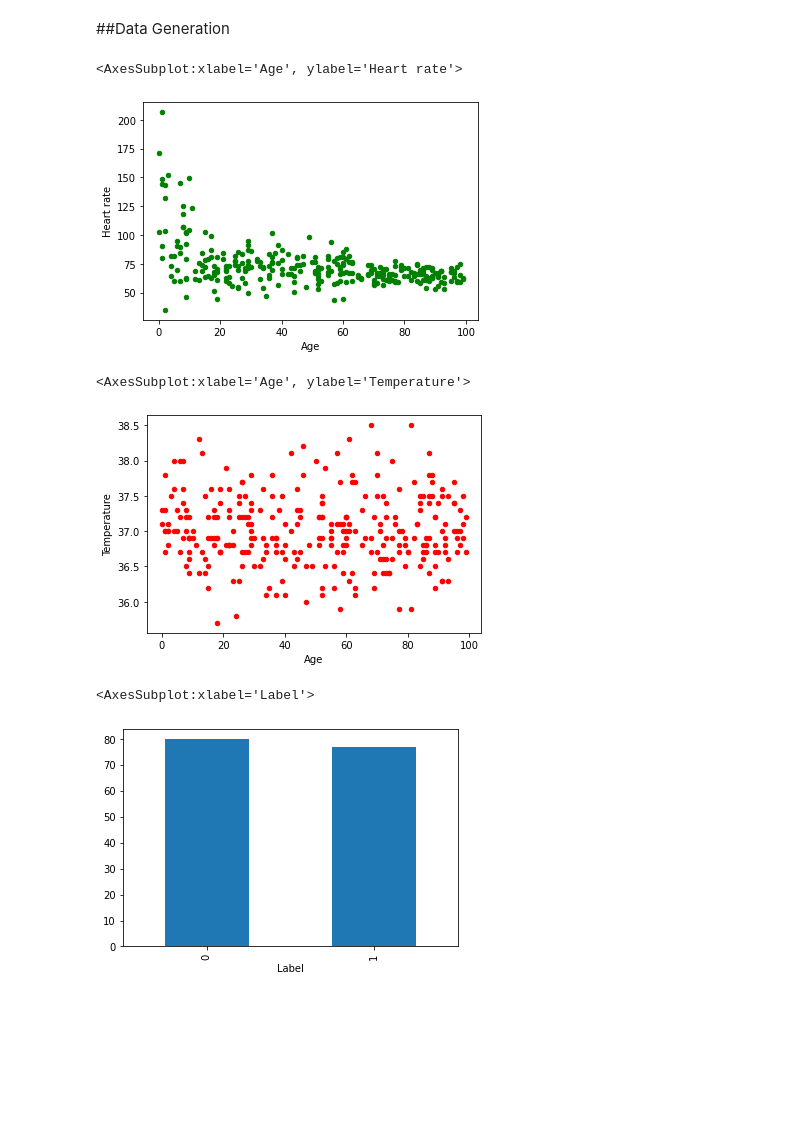
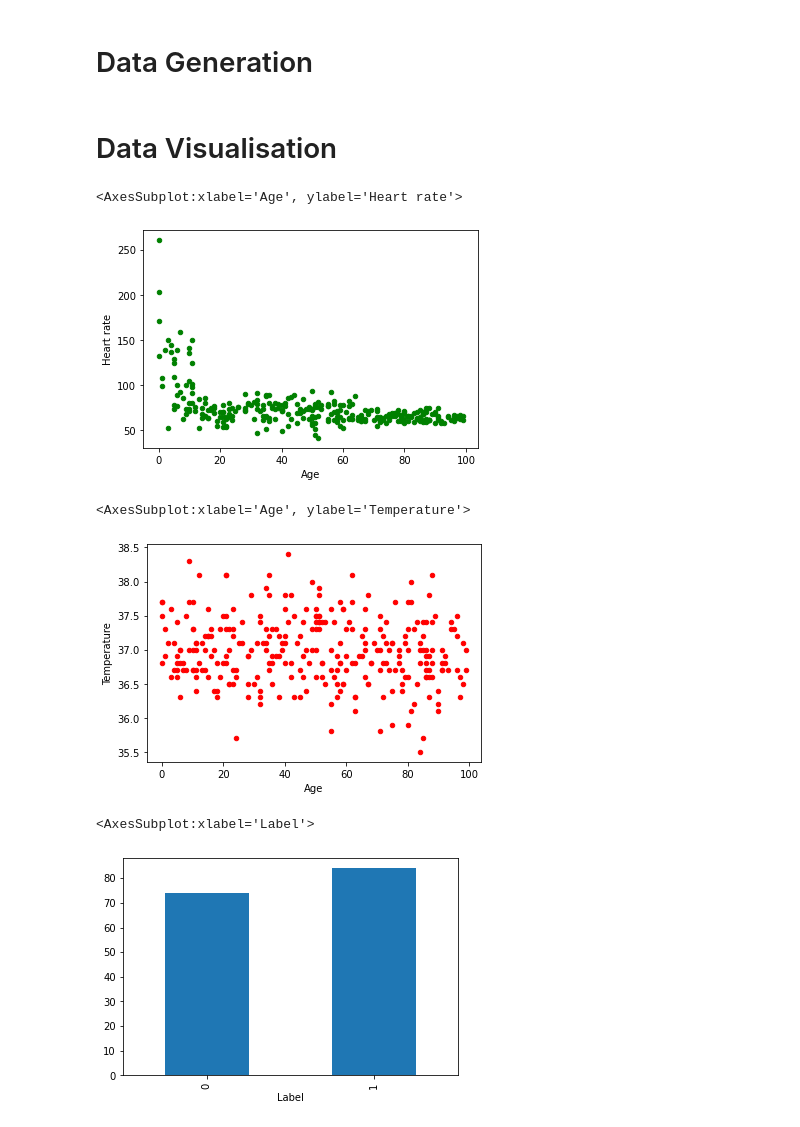
Before and after one commit to Cescollino/FederatedPi, a Jupyter notebook: Client/Client Python Notebook.ipynb, the cells around one changed output. Cells and saved outputs as stored; diff of their text form; code cells hidden in the pictures; blank space fills up the shorter version.

Commit message:
trains!

```diff
--- a/Client/Client Python Notebook.ipynb
+++ b/Client/Client Python Notebook.ipynb
@@ -1,5 +4,5 @@
 # %% [markdown]
-##Data Generation
+# Data Generation
 # %%
 #This file will generate data for training
 #Temperature values range from 20C (death) to 43C (highest recorded fever) in humans, 36.5 to 37.5 being the o.k. range
@@ -90,25 +93,34 @@ def generate_DATA():
     d=get_Label(a,b,c);
     return [a,b,c,d]
 
-with open('Data.csv', 'w') as csvfile:
+with open('Data_Train.csv', 'w') as csvfile:
     writer = csv.writer(csvfile)
     writer.writerow(['Age', 'Temperature', 'Heart rate', 'Label'])
     for n in range(1, 300):
         writer.writerow(generate_DATA())
 
-msft = pd.read_csv('Data.csv')
+with open('Data_Test.csv', 'w') as csvfile:
+    writer = csv.writer(csvfile)
+    writer.writerow(['Age', 'Temperature', 'Heart rate', 'Label'])
+    for n in range(1, 100):
+        writer.writerow(generate_DATA())
+
+Data_Train = pd.read_csv('Data_Train.csv')
+Data_Test = pd.read_csv('Data_Test.csv')
+# %% [markdown]
+# Data Visualisation
 # %%
-msft.plot(kind='scatter',x='Age',y='Heart rate', color ='green')
+Data_Train.plot(kind='scatter',x='Age',y='Heart rate', color ='green')
 # %% [output]
 <AxesSubplot:xlabel='Age', ylabel='Heart rate'>
-[figure, old version]
+[figure, new version]
 # %%
-msft.plot(kind='scatter',x='Age',y='Temperature', color ='red')
+Data_Train.plot(kind='scatter',x='Age',y='Temperature', color ='red')
 # %% [output]
 <AxesSubplot:xlabel='Age', ylabel='Temperature'>
-[figure, old version]
+[figure, new version]
 # %%
-msft.groupby('Label')['Age'].nunique().plot(kind='bar')
+Data_Train.groupby('Label')['Age'].nunique().plot(kind='bar')
 # %% [output]
 <AxesSubplot:xlabel='Label'>
-[figure, old version]
+[figure, new version]
```
Also changed, not shown: parts of 22 cells of this notebook, 4 other files.
